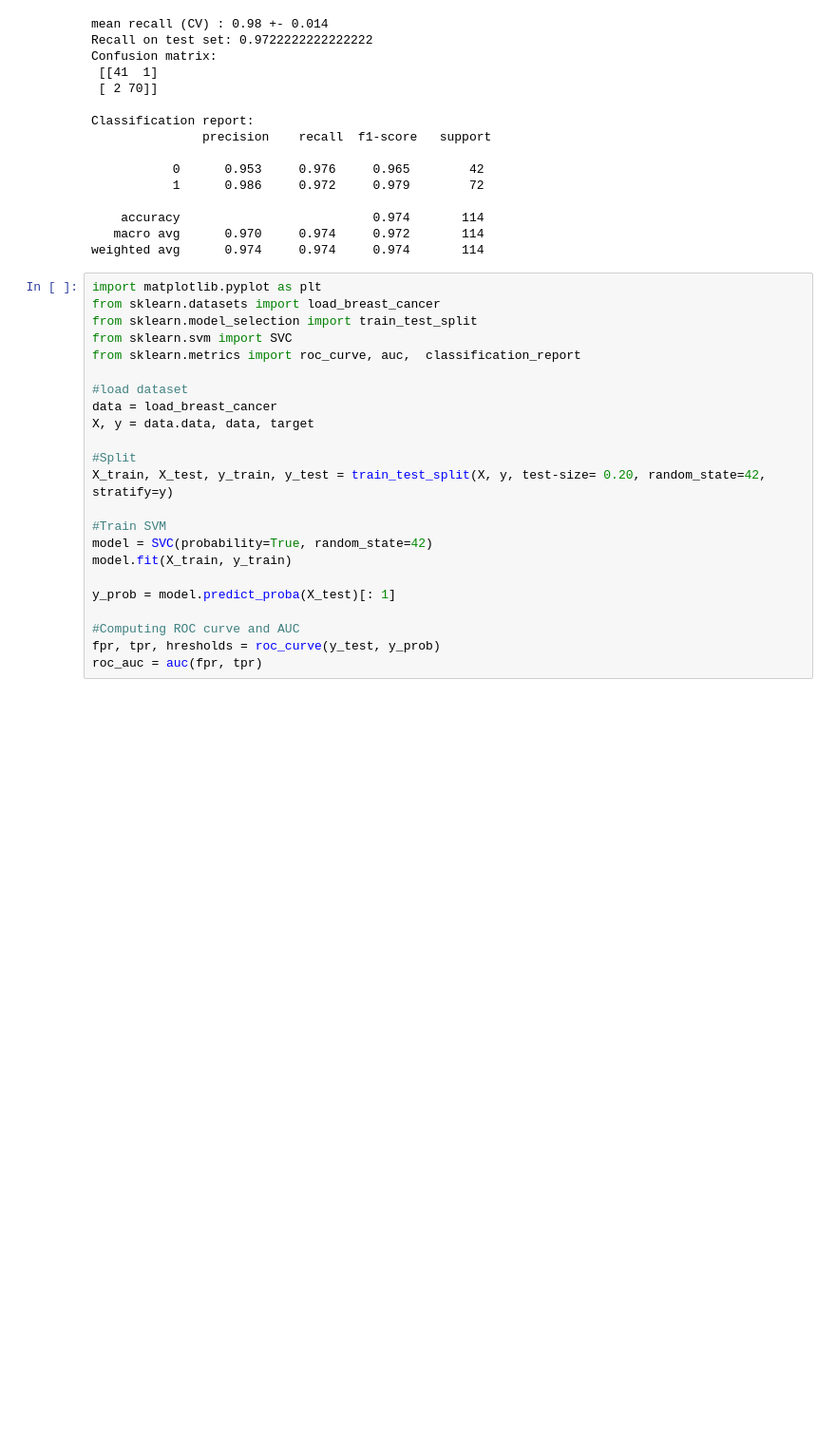
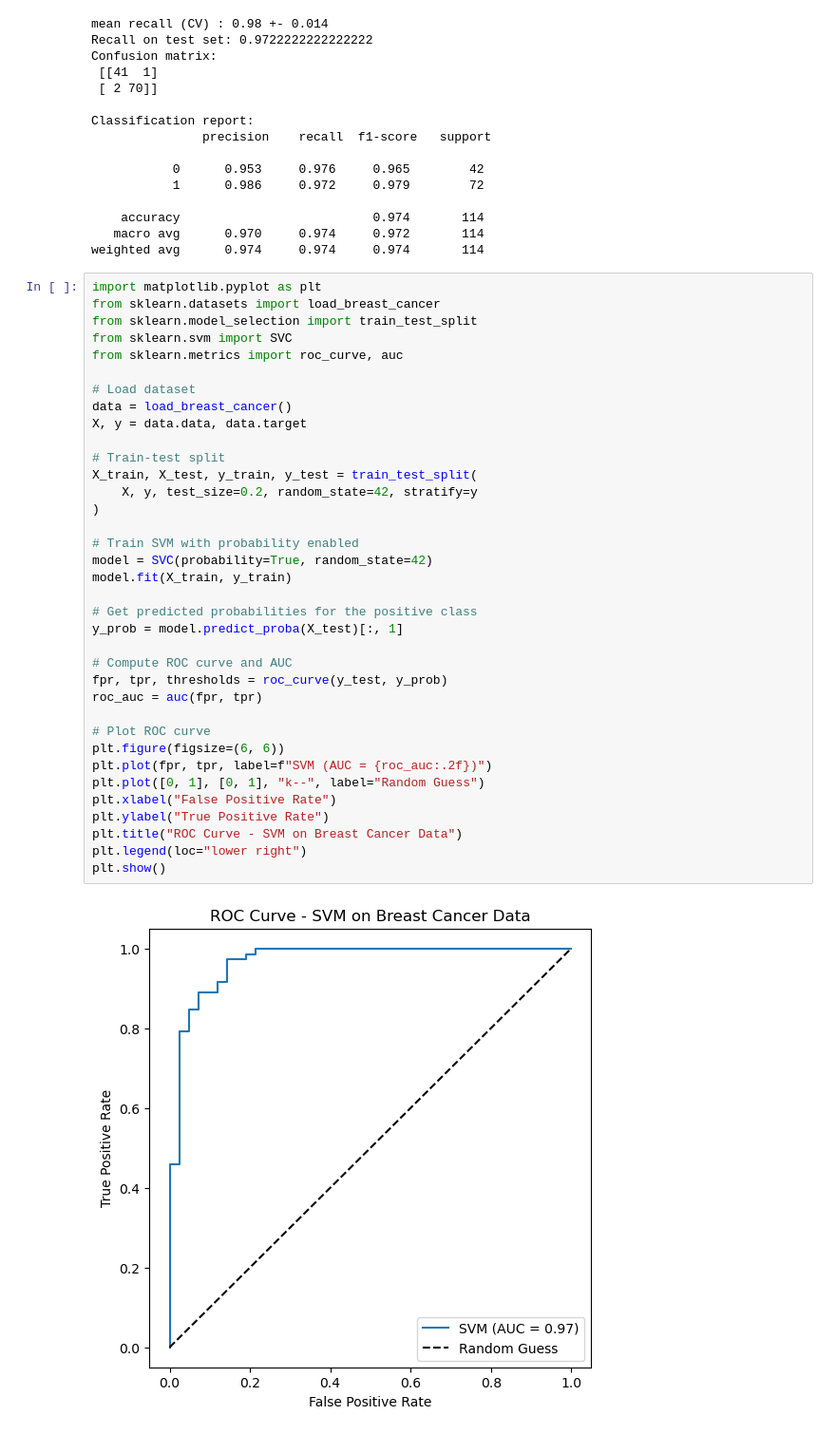
Before and after one commit to niyibizimadeit/Basic-Data-Analytics, a Jupyter notebook: breastcancer.ipynb, the cells around one changed output. Shown at 95% size. Cells and saved outputs as stored; diff of their text form; blank space fills up the shorter version.

Commit message:
Completed ROC Curve

```diff
--- a/breastcancer.ipynb
+++ b/breastcancer.ipynb
@@ -261,23 +261,38 @@ weighted avg      0.974     0.974     0.974       114
 # %%
 import matplotlib.pyplot as plt
 from sklearn.datasets import load_breast_cancer
 from sklearn.model_selection import train_test_split
 from sklearn.svm import SVC
-from sklearn.metrics import roc_curve, auc,  classification_report
+from sklearn.metrics import roc_curve, auc
 
-#load dataset
-data = load_breast_cancer
-X, y = data.data, data, target
+# Load dataset
+data = load_breast_cancer()
+X, y = data.data, data.target
 
-#Split
-X_train, X_test, y_train, y_test = train_test_split(X, y, test-size= 0.20, random_state=42, stratify=y)
+# Train-test split
+X_train, X_test, y_train, y_test = train_test_split(
+    X, y, test_size=0.2, random_state=42, stratify=y
+)
 
-#Train SVM
+# Train SVM with probability enabled
 model = SVC(probability=True, random_state=42)
 model.fit(X_train, y_train)
 
-y_prob = model.predict_proba(X_test)[: 1]
+# Get predicted probabilities for the positive class
+y_prob = model.predict_proba(X_test)[:, 1]
 
-#Computing ROC curve and AUC
-fpr, tpr, hresholds = roc_curve(y_test, y_prob)
+# Compute ROC curve and AUC
+fpr, tpr, thresholds = roc_curve(y_test, y_prob)
 roc_auc = auc(fpr, tpr)
+
+# Plot ROC curve
+plt.figure(figsize=(6, 6))
+plt.plot(fpr, tpr, label=f"SVM (AUC = {roc_auc:.2f})")
+plt.plot([0, 1], [0, 1], "k--", label="Random Guess")
+plt.xlabel("False Positive Rate")
+plt.ylabel("True Positive Rate")
+plt.title("ROC Curve - SVM on Breast Cancer Data")
+plt.legend(loc="lower right")
+plt.show()
+# %% [output]
+[figure, added]
```
Also changed, not shown: 1 other file.
